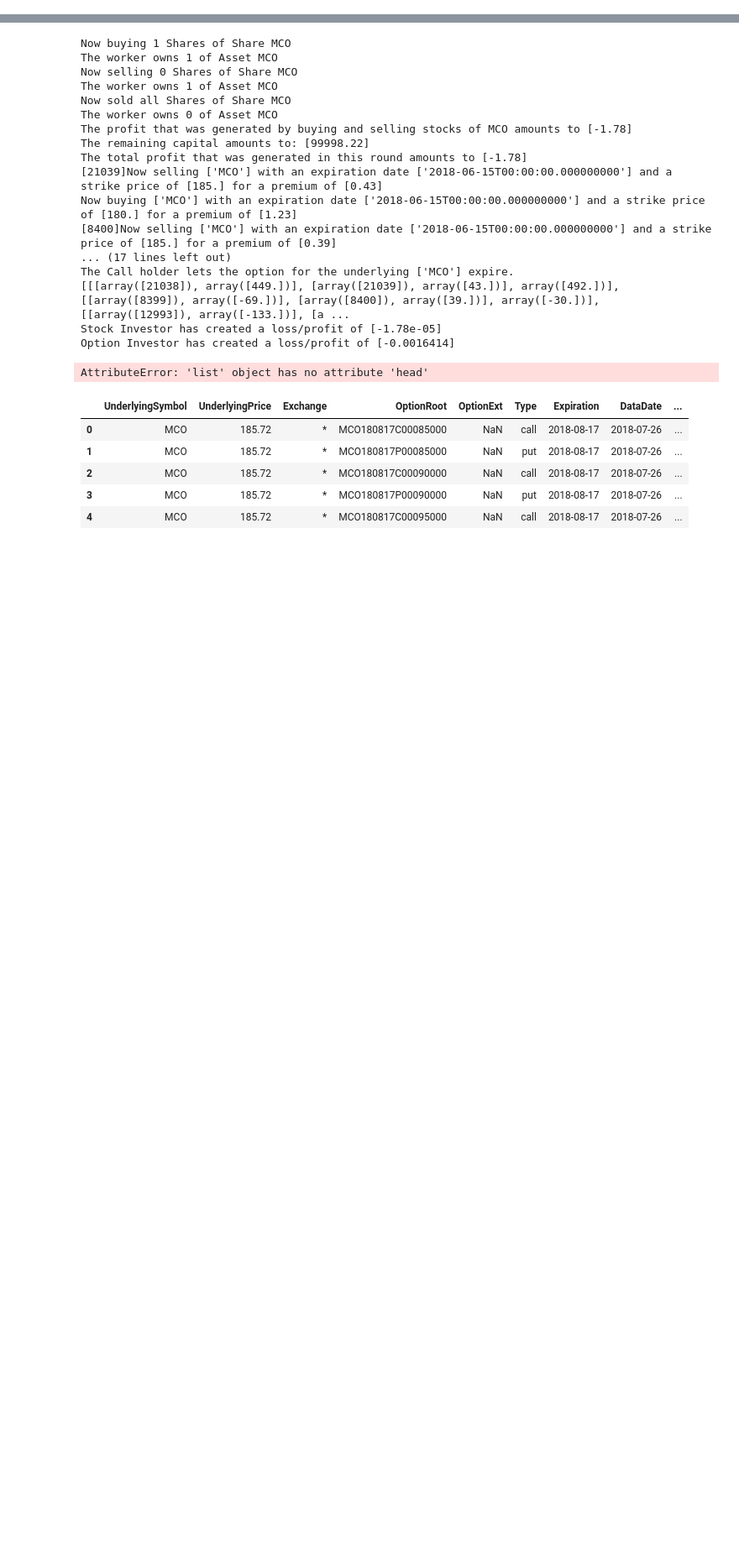
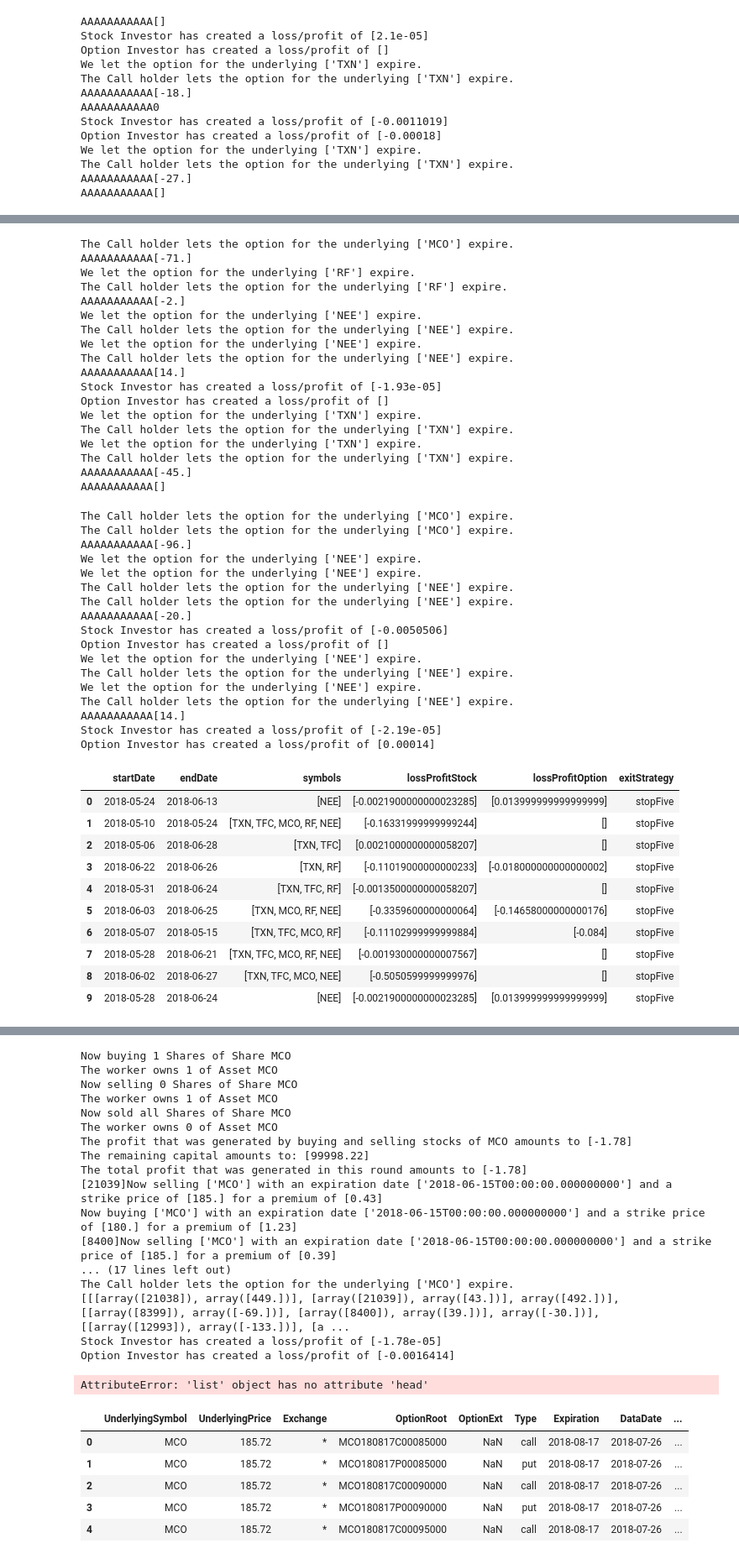
Before and after one commit to CalvinCottin/Option-Backtesting, a Jupyter notebook: Untitled-checkpoint.ipynb, the cells around one changed output, grey strips where cells are left out. Shown at 84% size. Cells and saved outputs as stored; diff of their text form; code cells hidden in the pictures; blank space fills up the shorter version.

```diff
--- a/Untitled-checkpoint.ipynb
+++ b/Untitled-checkpoint.ipynb
@@ -124,20 +137,26 @@ def stock_vs_options(start_date, end_date, exitStrat, work, symbols, options):
     stockInvestor.buy(tasks, exitStrat, start_date, end_date)
 
     for symbol in work:
-        result = optionInvestor.callinvest(symbol, start_date, end_date, 0.1, 0.2)
-        print(result)
-
+        res = optionInvestor.callinvest(symbol, start_date, end_date, 0.1, 0.2)
+        print("AAAAAAAAAAA" + str(res))
 
     stockProfit = (stockInvestor.capital - starting_capital)/starting_capital
     optionProfit = (optionInvestor.capital - starting_capital)/starting_capital
 
     print("Stock Investor has created a loss/profit of "+ str(stockProfit))
     print("Option Investor has created a loss/profit of "+ str(optionProfit))
+
+    return [stockProfit, optionProfit]
 # %%
 def runSimulation(data, stock, options):
     for index, row in data.iterrows():
-       # print(row.startDate)
-        stock_vs_options(row.startDate, row.endDate, row.exitStrategy, row.symbols, stock, options)
+        temp = stock_vs_options(row.startDate, row.endDate, row.exitStrategy, row.symbols, stock, options)
+        #print ("AAAAA" + str(temp))
+        data.at[index, "lossProfitStock"] = temp[0]
+        data.at[index, "lossProfitOption"] = temp[1]
+        #print(row.lossProfit)
+    return data
 # %%
-runSimulation(df1, symbols, optionsdrop)
+res = runSimulation(df1, symbols, optionsdrop)
+res
 # %% [output]
@@ -161,0 +191,13 @@ OutOfBoundsDatetime: Out of bounds nanosecond timestamp 9223372800000000000
+AAAAAAAAAAA[]
+Stock Investor has created a loss/profit of [2.1e-05]
+Option Investor has created a loss/profit of []
+We let the option for the underlying ['TXN'] expire.
+The Call holder lets the option for the underlying ['TXN'] expire.
+AAAAAAAAAAA[-18.]
+AAAAAAAAAAA0
+Stock Investor has created a loss/profit of [-0.0011019]
+Option Investor has created a loss/profit of [-0.00018]
+We let the option for the underlying ['TXN'] expire.
+The Call holder lets the option for the underlying ['TXN'] expire.
+AAAAAAAAAAA[-27.]
+AAAAAAAAAAA[]
@@ -161,0 +221,46 @@ OutOfBoundsDatetime: Out of bounds nanosecond timestamp 9223372800000000000
+The Call holder lets the option for the underlying ['MCO'] expire.
+AAAAAAAAAAA[-71.]
+We let the option for the underlying ['RF'] expire.
+The Call holder lets the option for the underlying ['RF'] expire.
+AAAAAAAAAAA[-2.]
+We let the option for the underlying ['NEE'] expire.
+The Call holder lets the option for the underlying ['NEE'] expire.
+We let the option for the underlying ['NEE'] expire.
+The Call holder lets the option for the underlying ['NEE'] expire.
+AAAAAAAAAAA[14.]
+Stock Investor has created a loss/profit of [-1.93e-05]
+Option Investor has created a loss/profit of []
+We let the option for the underlying ['TXN'] expire.
+The Call holder lets the option for the underlying ['TXN'] expire.
+We let the option for the underlying ['TXN'] expire.
+The Call holder lets the option for the underlying ['TXN'] expire.
+AAAAAAAAAAA[-45.]
+AAAAAAAAAAA[]
+The Call holder lets the option for the underlying ['MCO'] expire.
+The Call holder lets the option for the underlying ['MCO'] expire.
+AAAAAAAAAAA[-96.]
+We let the option for the underlying ['NEE'] expire.
+We let the option for the underlying ['NEE'] expire.
+The Call holder lets the option for the underlying ['NEE'] expire.
+The Call holder lets the option for the underlying ['NEE'] expire.
+AAAAAAAAAAA[-20.]
+Stock Investor has created a loss/profit of [-0.0050506]
+Option Investor has created a loss/profit of []
+We let the option for the underlying ['NEE'] expire.
+The Call holder lets the option for the underlying ['NEE'] expire.
+We let the option for the underlying ['NEE'] expire.
+The Call holder lets the option for the underlying ['NEE'] expire.
+AAAAAAAAAAA[14.]
+Stock Investor has created a loss/profit of [-2.19e-05]
+Option Investor has created a loss/profit of [0.00014]
+|  | startDate | endDate | symbols | lossProfitStock | lossProfitOption | exitStrategy |
+| 0 | 2018-05-24 | 2018-06-13 | [NEE] | [-0.0021900000000023285] | [0.013999999999999999] | stopFive |
+| 1 | 2018-05-10 | 2018-05-24 | [TXN, TFC, MCO, RF, NEE] | [-0.16331999999999244] | [] | stopFive |
+| 2 | 2018-05-06 | 2018-06-28 | [TXN, TFC] | [0.0021000000000058207] | [] | stopFive |
+| 3 | 2018-06-22 | 2018-06-26 | [TXN, RF] | [-0.11019000000000233] | [-0.018000000000000002] | stopFive |
+| 4 | 2018-05-31 | 2018-06-24 | [TXN, TFC, RF] | [-0.0013500000000058207] | [] | stopFive |
+| 5 | 2018-06-03 | 2018-06-25 | [TXN, MCO, RF, NEE] | [-0.3359600000000064] | [-0.14658000000000176] | stopFive |
+| 6 | 2018-05-07 | 2018-05-15 | [TXN, TFC, MCO, RF] | [-0.11102999999999884] | [-0.084] | stopFive |
+| 7 | 2018-05-28 | 2018-06-21 | [TXN, TFC, MCO, RF, NEE] | [-0.001930000000007567] | [] | stopFive |
+| 8 | 2018-06-02 | 2018-06-27 | [TXN, TFC, MCO, NEE] | [-0.5050599999999976] | [] | stopFive |
+| 9 | 2018-05-28 | 2018-06-24 | [NEE] | [-0.0021900000000023285] | [0.013999999999999999] | stopFive |
```
Also changed, not shown: parts of 7 cells of this notebook.
